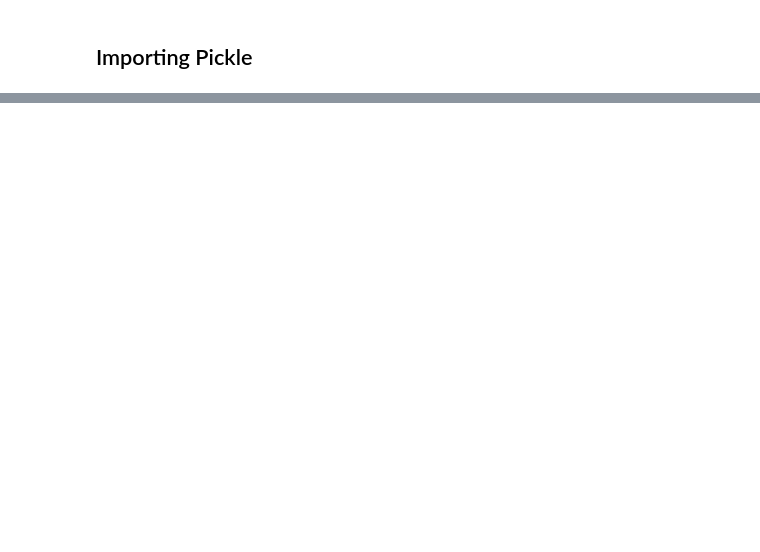
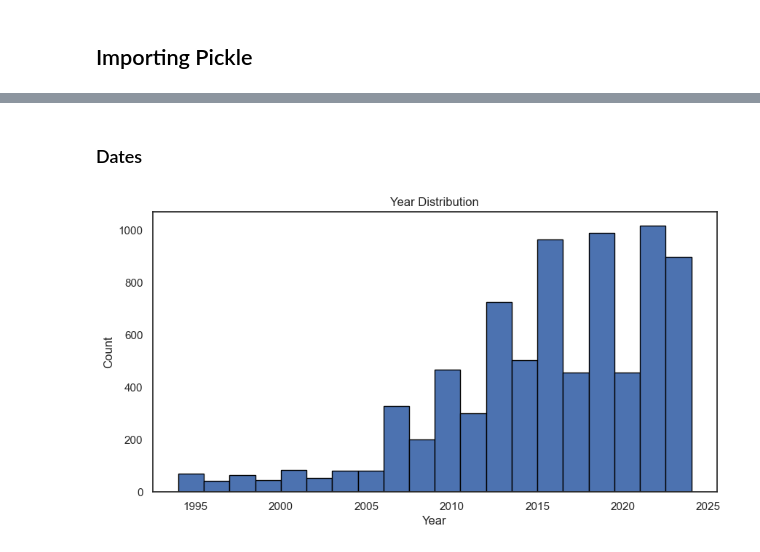
Before and after one commit to bryguan-berkeley/UFC-Fight-Winner-Prediction-Model, a Jupyter notebook: 4 - Exploring.ipynb, the cells around one changed output, grey strips where cells are left out. Saved outputs shown, nothing was run; the diff lists cells and outputs as text; code cells hidden in the pictures; blank space fills up the shorter version.

```diff
--- a/4 - Exploring.ipynb
+++ b/4 - Exploring.ipynb
@@ -24,0 +282,13 @@ with open('df.pkl', 'rb') as f:
+# %% [markdown]
+### Dates
+# %%
+dates = pd.to_datetime(fights['Date']).copy()
+years = dates.dt.year
+plt.figure(figsize = (10, 5))
+plt.hist(years, bins = 20, edgecolor = 'black')
+plt.title('Year Distribution')
+plt.xlabel('Year')
+plt.ylabel('Count')
+plt.show()
+# %% [output]
+[figure, added]
```
Also changed, not shown: parts of 17 cells of this notebook, 7 other files.
